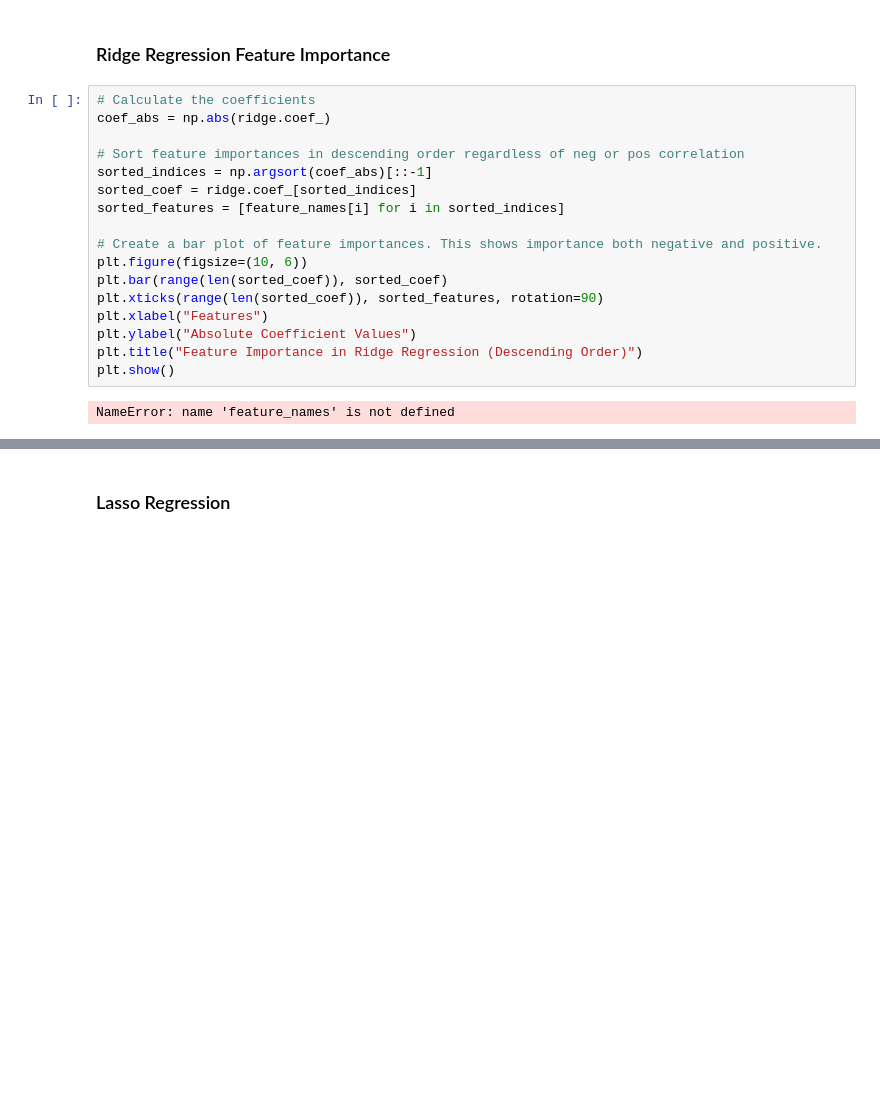
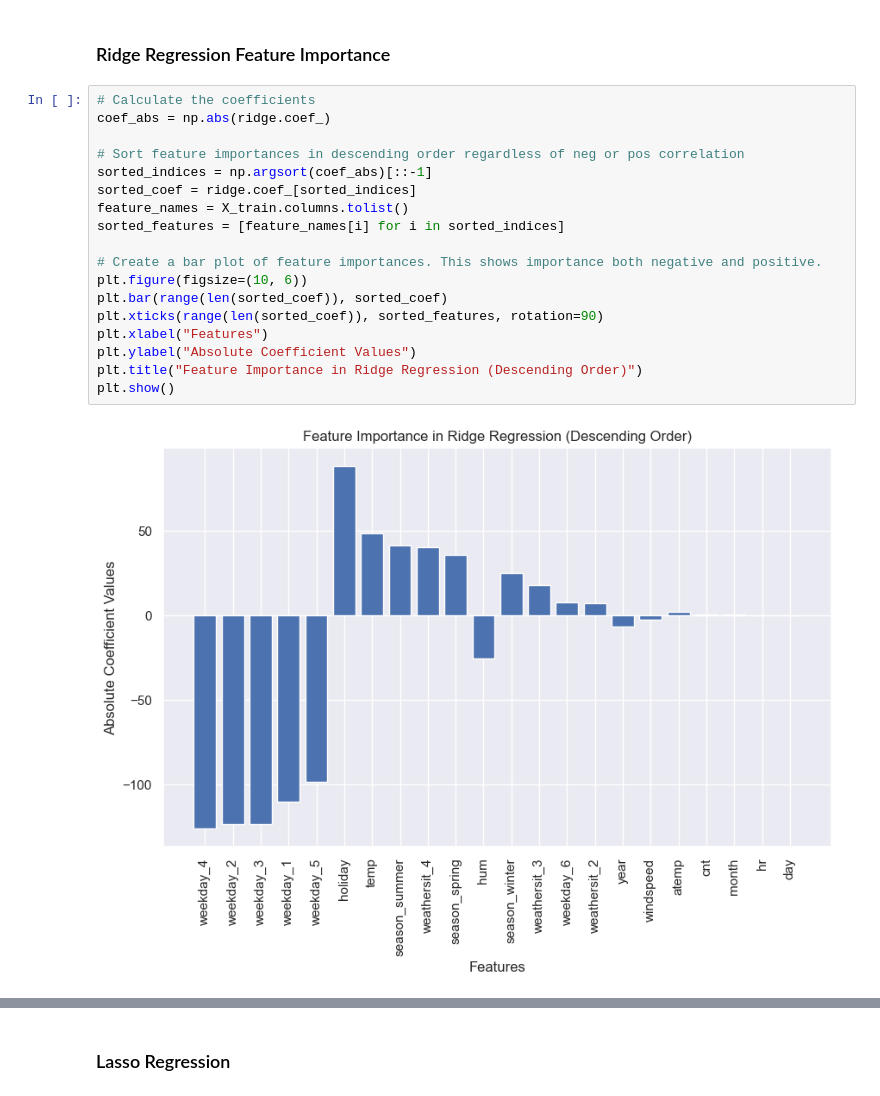
Before and after one commit to kbaum215/Bike-Sharing-Regression-Analysis, a Jupyter notebook: Team_1_Final_Project_Final.ipynb, the cells around one changed output, grey strips where cells are left out. Drawn from its saved outputs; the diff is of its cells as text; blank space fills up the shorter version.

```diff
--- a/Team_1_Final_Project_Final.ipynb
+++ b/Team_1_Final_Project_Final.ipynb
@@ -999,20 +981,21 @@ Best alpha from RidgeCV: 1.0
 # %%
 # Calculate the coefficients
 coef_abs = np.abs(ridge.coef_)
 
 # Sort feature importances in descending order regardless of neg or pos correlation
 sorted_indices = np.argsort(coef_abs)[::-1]
 sorted_coef = ridge.coef_[sorted_indices]
+feature_names = X_train.columns.tolist()
 sorted_features = [feature_names[i] for i in sorted_indices]
 
 # Create a bar plot of feature importances. This shows importance both negative and positive.
 plt.figure(figsize=(10, 6))
 plt.bar(range(len(sorted_coef)), sorted_coef)
 plt.xticks(range(len(sorted_coef)), sorted_features, rotation=90)
 plt.xlabel("Features")
 plt.ylabel("Absolute Coefficient Values")
 plt.title("Feature Importance in Ridge Regression (Descending Order)")
 plt.show()
 # %% [output]
-NameError: name 'feature_names' is not defined
+[figure, added]
 # %%
```
Also changed, not shown: parts of 55 cells of this notebook.
